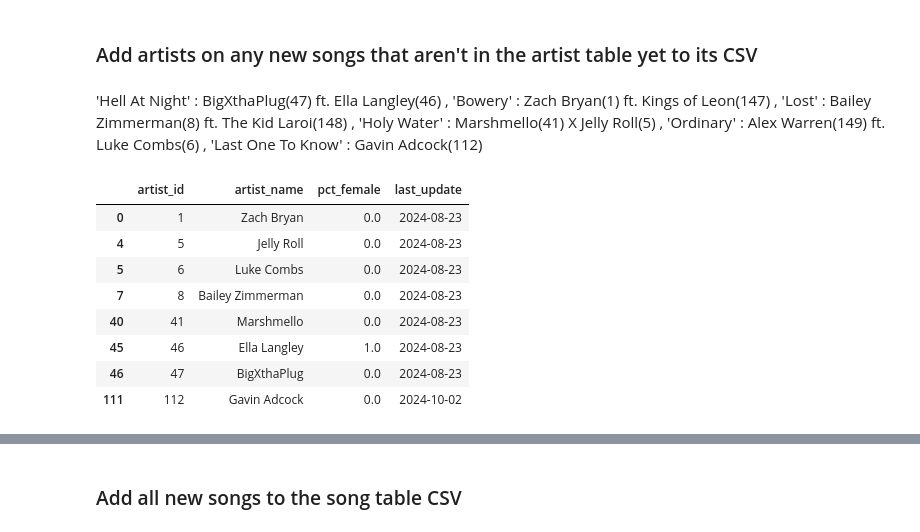
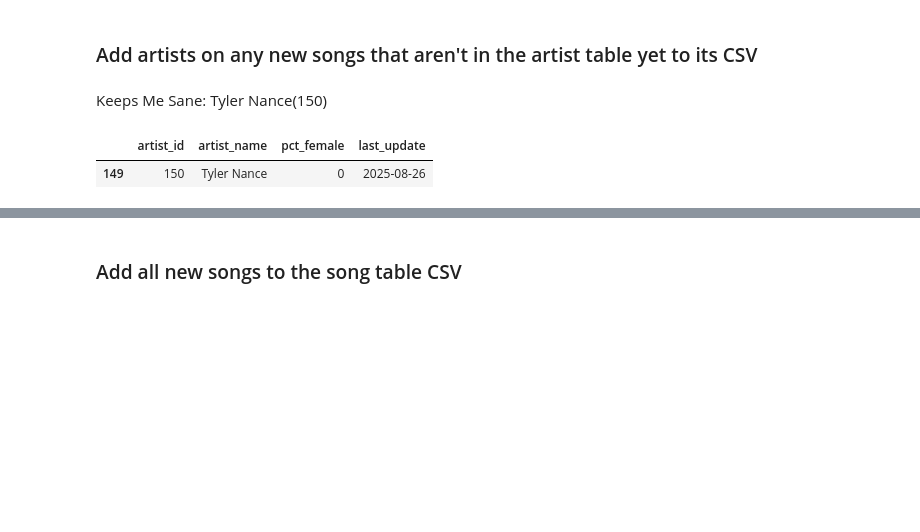
Before and after one commit to jwmanahan/billboard, a Jupyter notebook: add_new_week.ipynb, the cells around one changed output, grey strips where cells are left out. Cells and saved outputs as stored; diff of their text form; code cells hidden in the pictures; blank space fills up the shorter version.

```diff
--- a/add_new_week.ipynb
+++ b/add_new_week.ipynb
@@ -145,39 +145,17 @@ print(list(new_song_to_rank.keys()))
 # %% [markdown]
 ### Add artists on any new songs that aren't in the artist table yet to its CSV
 # %% [markdown]
-'Hell At Night' : BigXthaPlug(47) ft. Ella Langley(46)
-, 'Bowery' : Zach Bryan(1) ft. Kings of Leon(147)
-, 'Lost' : Bailey Zimmerman(8) ft. The Kid Laroi(148)
-, 'Holy Water' : Marshmello(41) X Jelly Roll(5)
-, 'Ordinary' : Alex Warren(149) ft. Luke Combs(6)
-, 'Last One To Know' : Gavin Adcock(112)
+Keeps Me Sane: Tyler Nance(150)
 # %%
 df_artist = pd.read_csv('source_data/artist.csv')
 # %%
 new_song_artists = [
-    'BigXthaPlug'
-    , 'Ella Langley'
-    , 'Zach Bryan'
-    , 'Kings of Leon'
-    , 'The Kid Laroi'
-    , 'Marshmello'
-    , 'Jelly Roll'
-    , 'Alex Warren'
-    , 'Luke Combs'
-    , 'Gavin Adcock'
-    , 'Bailey Zimmerman'
+    'Tyler Nance'
 ]
 df_artist[df_artist['artist_name'].isin(new_song_artists)]
 # %% [output]
 |  | artist_id | artist_name | pct_female | last_update |
-| 0 | 1 | Zach Bryan | 0.0 | 2024-08-23 |
-| 4 | 5 | Jelly Roll | 0.0 | 2024-08-23 |
-| 5 | 6 | Luke Combs | 0.0 | 2024-08-23 |
-| 7 | 8 | Bailey Zimmerman | 0.0 | 2024-08-23 |
-| 40 | 41 | Marshmello | 0.0 | 2024-08-23 |
-| 45 | 46 | Ella Langley | 1.0 | 2024-08-23 |
-| 46 | 47 | BigXthaPlug | 0.0 | 2024-08-23 |
-| 111 | 112 | Gavin Adcock | 0.0 | 2024-10-02 |
+| 149 | 150 | Tyler Nance | 0 | 2025-08-26 |
 # %%
 df_artist['artist_id'].max()
 # %% [output]
```
Also changed, not shown: parts of 26 cells of this notebook, 6 other files.
